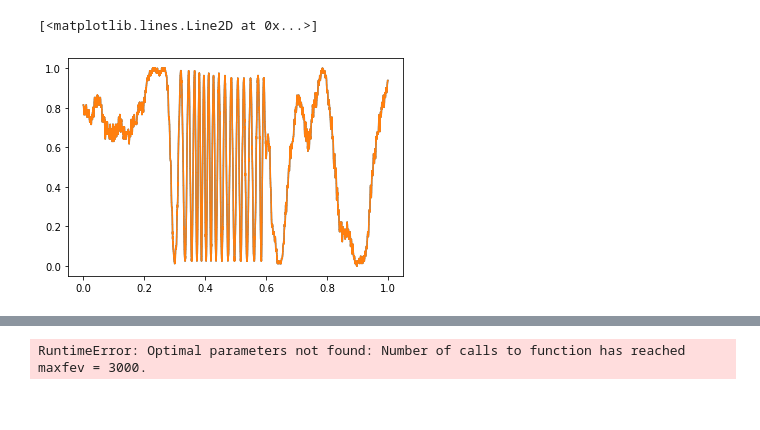
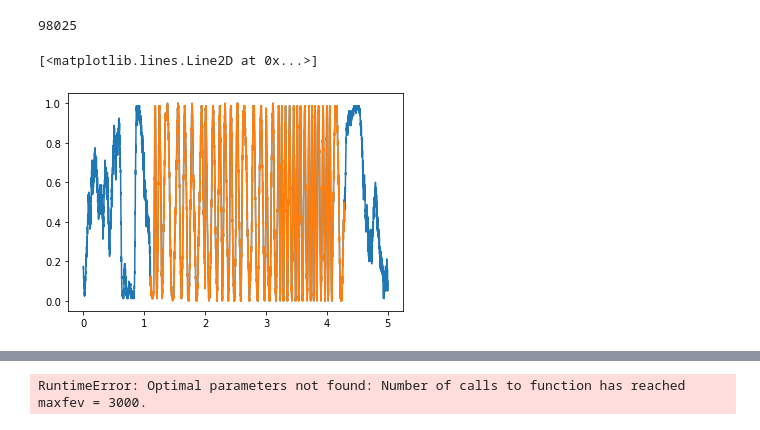
Before and after one commit to ttlindkvist/exphys2, a Jupyter notebook: Mach Zehnder/pressure.ipynb, the cells around one changed output, grey strips where cells are left out. Cells and saved outputs as stored; diff of their text form; code cells hidden in the pictures.

```diff
--- a/Mach Zehnder/pressure.ipynb
+++ b/Mach Zehnder/pressure.ipynb
@@ -17,8 +17,8 @@ experiments = [
     '1 bar',
     '1 bar 2',
     '1.25 bar',
-    '1.25 bar 2',
-    '1.5 bar',
+#    '1.25 bar 2',
+ #   '1.5 bar',
     '1.5 bar 2',
     '1.5 bar 3'
 ]
@@ -56,24 +78,33 @@ data[:,1] /= np.max(data[:,1])
+# %%
+len(data[:,0])
+# %% [output]
+98025
 # %%
 intervals = [
     [8100, 19700],
-    [10700, 16900],
-    [20200, 33500],
+    [11400, 16800],
+    [20200, 32600],
     [15200, 22300],
-    [12700, 19300],
-    [0, -1],
-    [],
-    [],
-    [],
-    [],
-    [],
-    [],
-    [],
-    []
+    [12700, 19000],
+    [9200, 19600],
+    [7800, 17800],
+    [21100, 54000],
+    [10000, 23000],
+    [33000, 84000],
+    # [8500, 23300],
+    # [0,-1],
+    [36000, 140000],
+    [33500, 64000],
 ]
+i = 10
+data = load_data(i)
+normalize_data(data)
+
 start = intervals[i][0]
 end = intervals[i][1]
+
 plt.plot(data[:,0], data[:,1])
 plt.plot(data[start:end,0], data[start:end,1])
 # %% [output]
 [<matplotlib.lines.Line2D at 0x...>]
-[figure, old version]
+[figure, new version]
```
Also changed, not shown: parts of 20 cells of this notebook, 1 other file.
